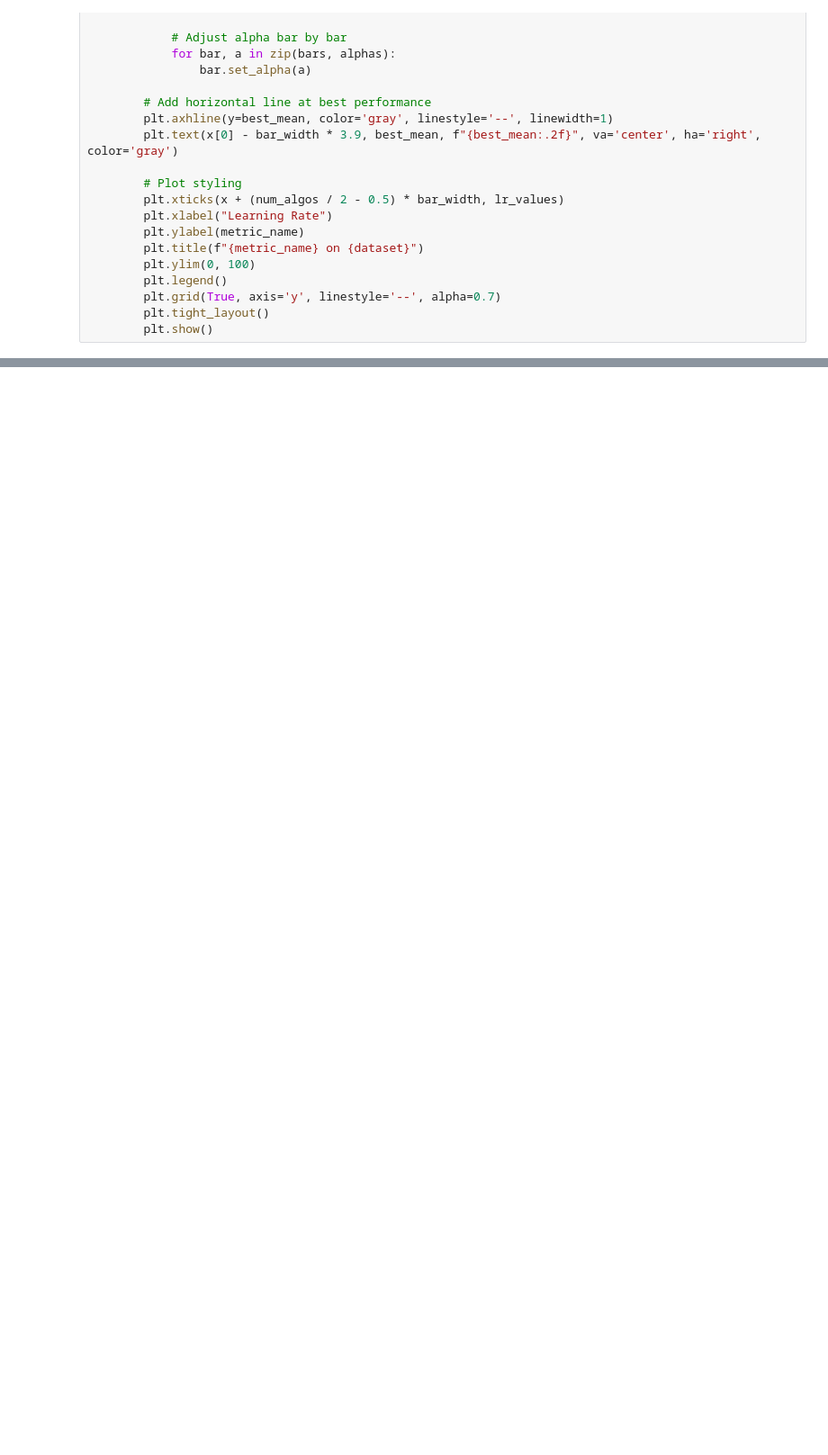
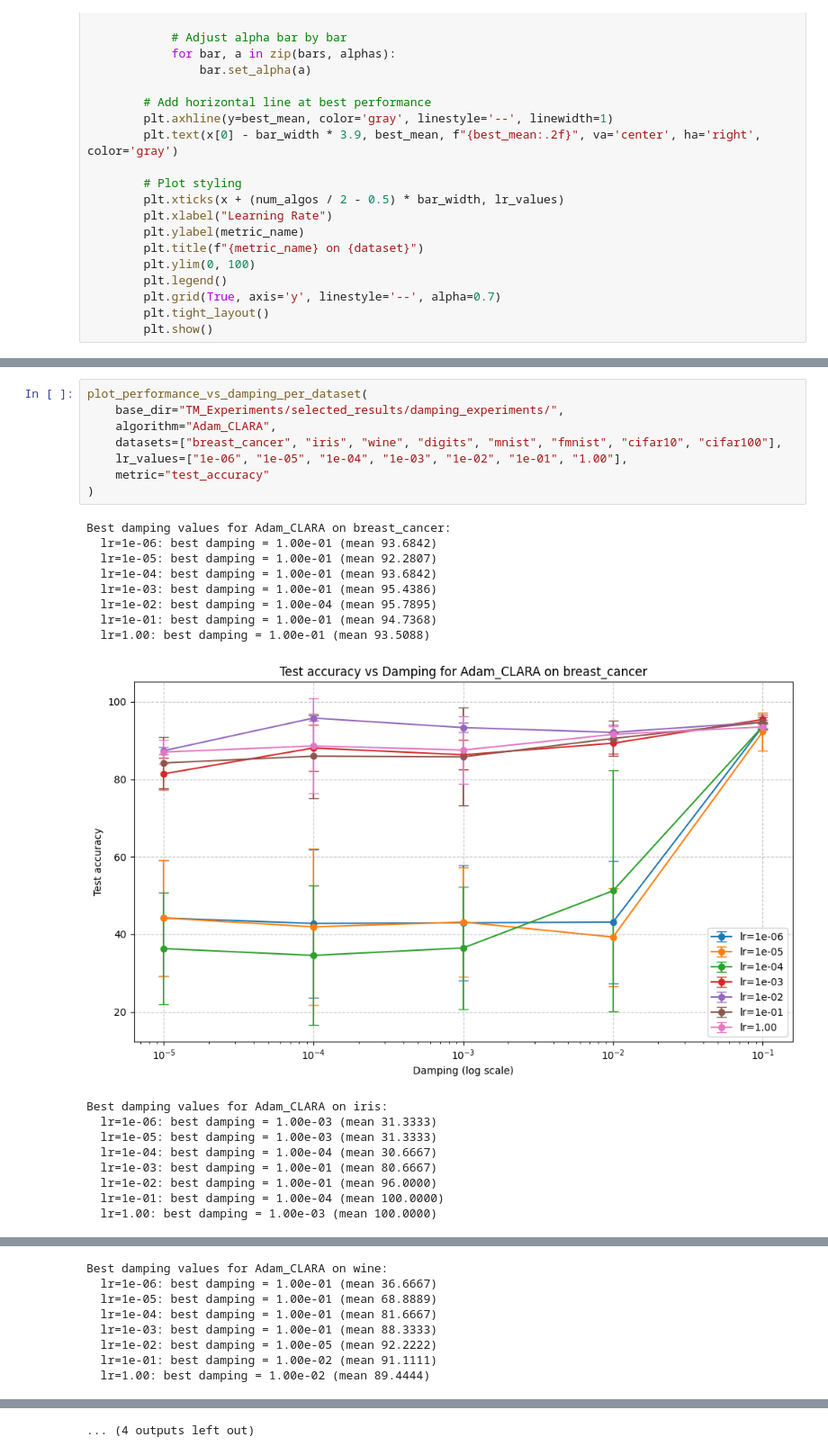
Before and after one commit to asmaatamna/cumulative-learning-rate-adaptation, a Jupyter notebook: Plot-learning-rate-experiments-results.ipynb, the cells around one changed output, grey strips where cells are left out. Shown at 90% size. Saved outputs shown, nothing was run; the diff lists cells and outputs as text; blank space fills up the shorter version.

```diff
--- a/Plot-learning-rate-experiments-results.ipynb
+++ b/Plot-learning-rate-experiments-results.ipynb
@@ -274,0 +455,26 @@ plot_algorithm_performance(
+# %%
+plot_performance_vs_damping_per_dataset(
+    base_dir="TM_Experiments/selected_results/damping_experiments/",
+    algorithm="Adam_CLARA",
+    datasets=["breast_cancer", "iris", "wine", "digits", "mnist", "fmnist", "cifar10", "cifar100"],
+    lr_values=["1e-06", "1e-05", "1e-04", "1e-03", "1e-02", "1e-01", "1.00"],
+    metric="test_accuracy"
+)
+# %% [output]
+Best damping values for Adam_CLARA on breast_cancer:
+  lr=1e-06: best damping = 1.00e-01 (mean 93.6842)
+  lr=1e-05: best damping = 1.00e-01 (mean 92.2807)
+  lr=1e-04: best damping = 1.00e-01 (mean 93.6842)
+  lr=1e-03: best damping = 1.00e-01 (mean 95.4386)
+  lr=1e-02: best damping = 1.00e-04 (mean 95.7895)
+  lr=1e-01: best damping = 1.00e-01 (mean 94.7368)
+  lr=1.00: best damping = 1.00e-01 (mean 93.5088)
+[figure, added]
+Best damping values for Adam_CLARA on iris:
+  lr=1e-06: best damping = 1.00e-03 (mean 31.3333)
+  lr=1e-05: best damping = 1.00e-03 (mean 31.3333)
+  lr=1e-04: best damping = 1.00e-04 (mean 30.6667)
+  lr=1e-03: best damping = 1.00e-01 (mean 80.6667)
+  lr=1e-02: best damping = 1.00e-01 (mean 96.0000)
+  lr=1e-01: best damping = 1.00e-04 (mean 100.0000)
+  lr=1.00: best damping = 1.00e-03 (mean 100.0000)
@@ -274,0 +482,8 @@ plot_algorithm_performance(
+Best damping values for Adam_CLARA on wine:
+  lr=1e-06: best damping = 1.00e-01 (mean 36.6667)
+  lr=1e-05: best damping = 1.00e-01 (mean 68.8889)
+  lr=1e-04: best damping = 1.00e-01 (mean 81.6667)
+  lr=1e-03: best damping = 1.00e-01 (mean 88.3333)
+  lr=1e-02: best damping = 1.00e-05 (mean 92.2222)
+  lr=1e-01: best damping = 1.00e-02 (mean 91.1111)
+  lr=1.00: best damping = 1.00e-02 (mean 89.4444)
@@ -274,0 +518 @@ plot_algorithm_performance(
+... (4 outputs left out)
```
Also changed, not shown: parts of 12 cells of this notebook, 1 other file.
